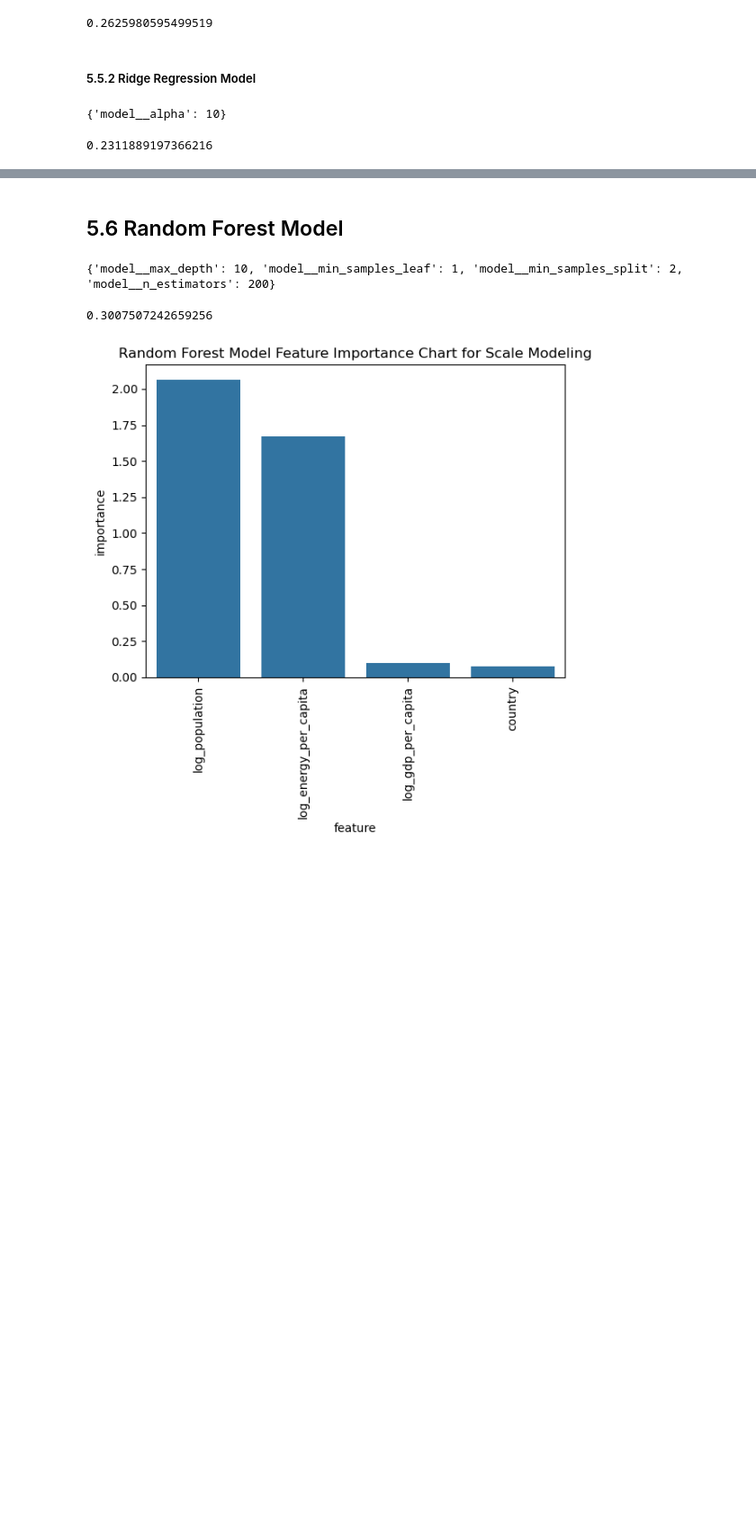
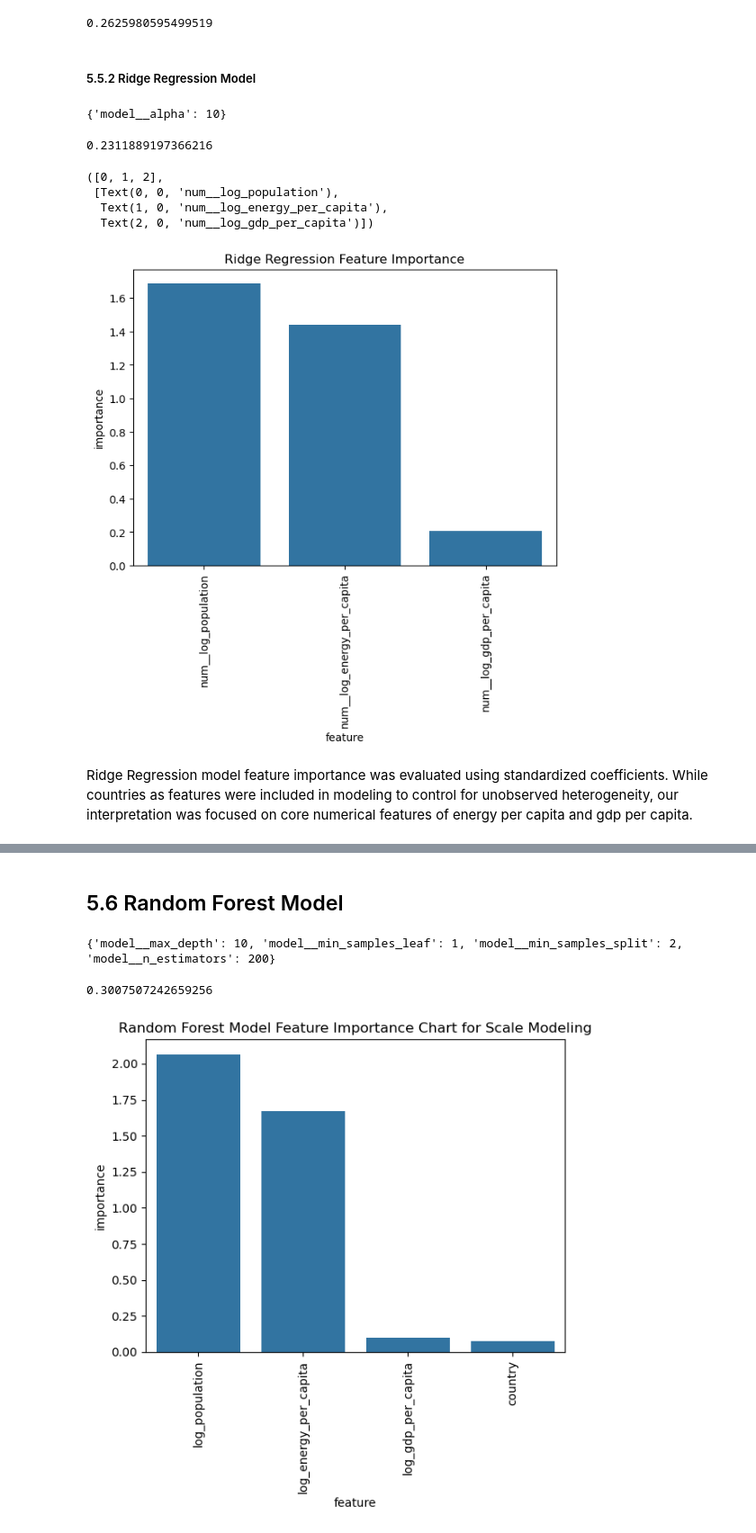
Before and after one commit to gawandesailee-lab/learndsp, a Jupyter notebook: Data Science Capstone 2 Project/notebooks/05_Modeling.ipynb, the cells around one changed output, grey strips where cells are left out. Shown at 90% size. Saved outputs shown, nothing was run; the diff lists cells and outputs as text; code cells hidden in the pictures; blank space fills up the shorter version.

Commit message:
Uploading changes to DS Capstone 2 Modeling Notebook

```diff
--- a/Data Science Capstone 2 Project/notebooks/05_Modeling.ipynb
+++ b/Data Science Capstone 2 Project/notebooks/05_Modeling.ipynb
@@ -214,3 +214,22 @@ rmse = np.sqrt(mean_squared_error( y_test, ridge_pred))
 print(rmse)
 # %% [output]
 0.2311889197366216
+# %%
+#assessing feature importance with ridge regression model
+ridge_model = grid_ridge.best_estimator_
+coef = ridge_model.named_steps['model'].coef_
+features = ridge_model.named_steps['preprocessor'].get_feature_names_out()
+ridge_feature_imp = pd.DataFrame({'feature': features, 'coefficient': coef, 'importance':np.abs(coef)}).sort_values(by='importance',ascending=False)
+ridge_feature_imp_core = ridge_feature_imp[ridge_feature_imp['feature'].isin(['num__log_energy_per_capita','num__log_gdp_per_capita', 'num__log_population'])]
+_=sns.barplot(ridge_feature_imp_core, x='feature', y='importance')
+plt.title("Ridge Regression Feature Importance")
+plt.tight_layout()
+plt.xticks(rotation=90)
+# %% [output]
+([0, 1, 2],
+ [Text(0, 0, 'num__log_population'),
+  Text(1, 0, 'num__log_energy_per_capita'),
+  Text(2, 0, 'num__log_gdp_per_capita')])
+[figure, added]
+# %% [markdown]
+Ridge Regression model feature importance was evaluated using standardized coefficients. While countries as features were included in modeling to control for unobserved heterogeneity, our interpretation was focused on core numerical features of energy per capita and gdp per capita.
```
Also changed, not shown: parts of 45 cells of this notebook.
